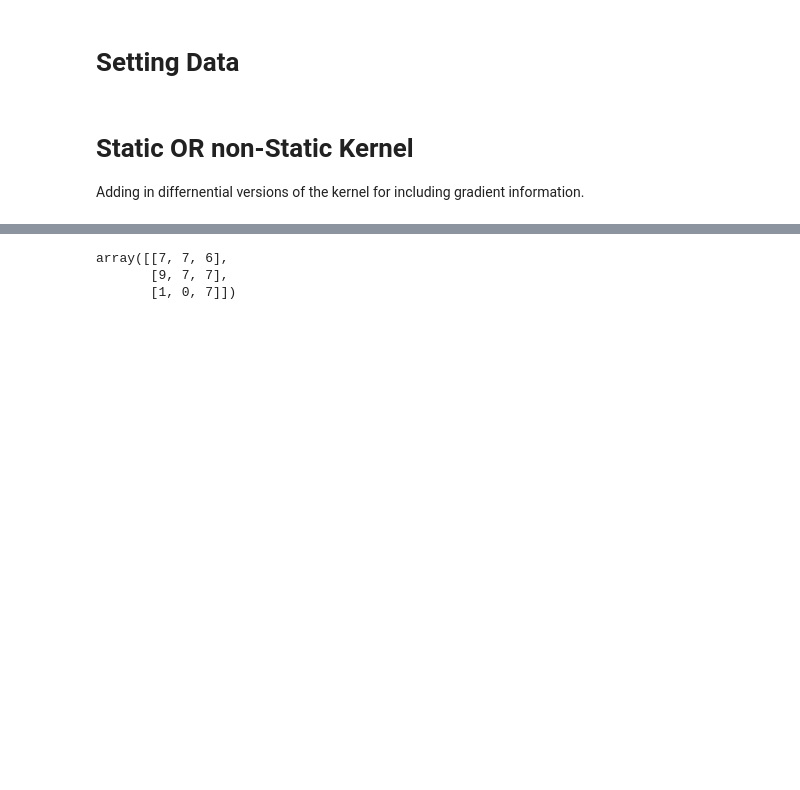
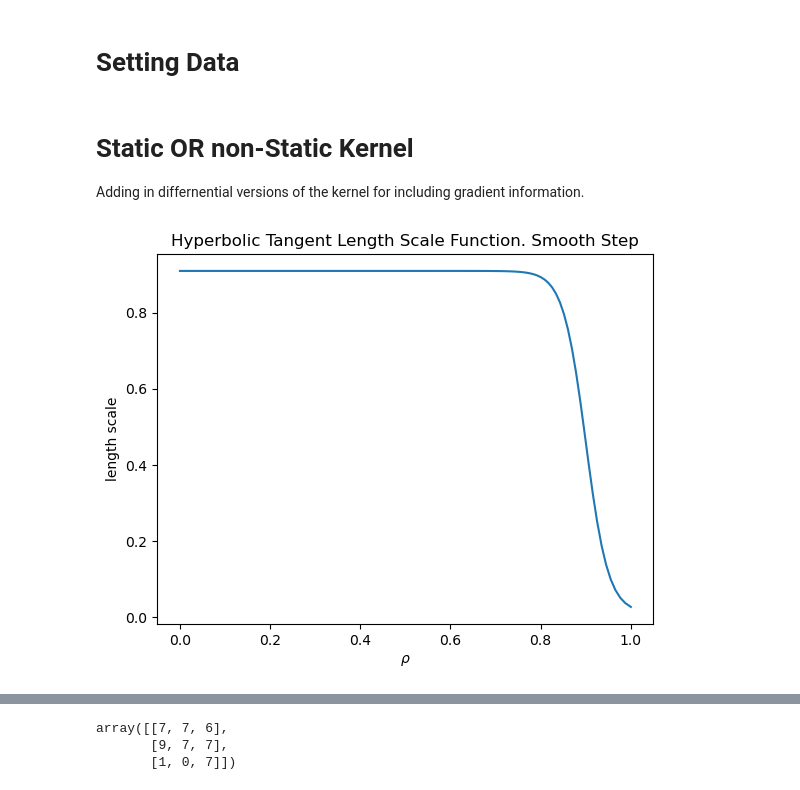
Before and after one commit to DanHarJor/Improving-Electron-Density-Profile-Inference-within-a-Tokamak-using-Bayesian-Techniques, a Jupyter notebook: RealEquillibriumInterferometry/SyntheticDataInterferometry.ipynb, the cells around one changed output, grey strips where cells are left out. Drawn from its saved outputs; the diff is of its cells as text; code cells hidden in the pictures; blank space fills up the shorter version.

```diff
--- a/RealEquillibriumInterferometry/SyntheticDataInterferometry.ipynb
+++ b/RealEquillibriumInterferometry/SyntheticDataInterferometry.ipynb
@@ -112,7 +112,7 @@ lid_d = lid_data
 
 Adding in differnential versions of the kernel for including gradient information.
 # %%
-STATIC = 1
+STATIC = 3
 # 1 means completly static
 # 2 means static amp but non static length-scale
 # 3 means static amp but non static length-scale with a hyperbolic tangent functional form
@@ -141,6 +141,7 @@ if STATIC==1:
 #     initial_params = [4.48730023, 0.91623679]#[20,0.1]
 #     initial_params = [5.62,1.37]
     initial_params = [5.62,10]
+
 elif STATIC==2:
     def Kernel(rho_test,params):
         RHOA, RHOB = np.meshgrid(rho_test,rho_test)
@@ -163,28 +164,96 @@ elif STATIC==2:
     # plt.plot(rho_test,l)
 
 elif STATIC==3:
-    def Kernel(rho_test,params, plot=False):
-        RHOA, RHOB = np.meshgrid(rho_test,rho_test)
+    import torch
+    def HyperTan_l(rho, params, plot=False):
+            core_l, edge_l, transition_center, transition_width = params[1:]
+            l = ((core_l + edge_l)/2) - (((core_l - edge_l)/2) * np.tanh((rho - transition_center)/transition_width))
+            if plot:
+                plt.plot(rho,l)
+                plt.title('Hyperbolic Tangent Length Scale Function. Smooth Step')
+                plt.xlabel(r'$\rho$')
+                plt.ylabel('length scale')
+                plt.show()
+            return l
+    def Kernel(rho1,rho2,params):
+        RHOA, RHOB = np.meshgrid(rho1,rho2)
         #amplitude determins how far the model can go from the mean
         amp = params[0]
         #length scale determines smoothness, how correlated the function should be at a distance
         def HyperTan_l(rho, params):
             core_l, edge_l, transition_center, transition_width = params[1:]
             return ((core_l + edge_l)/2) - (((core_l - edge_l)/2) * np.tanh((rho - transition_center)/transition_width))
-        l = HyperTan_l(rho_test, params)
-        if plot: plt.plot(rho_test,l)
-        LA, LB = np.meshgrid(l,l)
+
+        l1 = HyperTan_l(rho1, params)
+        l2 = HyperTan_l(rho2, params)
+        LA, LB = np.meshgrid(l1,l2)
         mag = (RHOA - RHOB) * (RHOA - RHOB)
         scale1 = 2 * LA * LB
         scale2 = (LA * LA) + (LB * LB)
-        frac = (scale1/scale2) + np.diag(np.repeat(1e-8,len(rho_test)))
-        return amp * np.sqrt(frac) * np.exp(-(mag/scale2))
+        frac = (scale1/scale2)
+        return amp**2 * np.sqrt(frac) * np.exp(-mag/scale2)
+
+    def KernelPrime(rho1,rho2,params, plot=False):
+        RHOA, RHOB = np.meshgrid(rho1,rho2)
+        #amplitude determins how far the model can go from the mean
+        amp = params[0]
+        #length scale determines smoothness, how correlated the function should be at a distance
+        l1 = HyperTan_l(rho1, params)
+        l2 = HyperTan_l(rho2, params)
+        LA, LB = np.meshgrid(l1,l2)
+        mag = (RHOA - RHOB) * (RHOA - RHOB)
+        scale1 = 2 * LA * LB
+        scale2 = (LA * LA) + (LB * LB)
+        frac = (scale1/scale2)
+
+        return amp**2*2*np.sqrt(frac)/scale2 * (RHOA-RHOB) * np.exp(-mag/scale2)
+
+    def KernelPrime_tens(rho1,rho2,params, plot=False):
+        RHOA, RHOB = np.meshgrid(rho1,rho2)
+        #amplitude determins how far the model can go from the mean
+        amp = params[0]
+        #length scale determines smoothness, how correlated the function should be at a distance
+        l1 = HyperTan_l(rho1, params)
+        l2 = HyperTan_l(rho2, params)
+        LA, LB = np.meshgrid(l1,l2)
+        mag = (RHOA - RHOB) * (RHOA - RHOB)
+        scale1 = 2 * LA * LB
+        scale2 = (LA * LA) + (LB * LB)
+        frac = (scale1/scale2)
+
+        # putting into pytorch to track gradient
+        amp_tens = torch.tensor([amp], requires_grad=False).float()
+        frac_tens = torch.tensor(frac, requires_grad=False).float()
+        scale2_tens = torch.tensor(scale2, requires_grad=False).float()
+        RHOA_tens = torch.tensor(RHOA, requires_grad=True).float()
+        RHOB_tens = torch.tensor(RHOB, requires_grad=True).float()
+        mag_tens = (RHOA_tens - RHOB_tens) * (RHOA_tens - RHOB_tens)
+
+        K_tens = amp_tens * torch.sqrt(frac) * torch.exp(-(mag/scale2))
+        K_tens.backward(gradient=torch.ones(K_tens.shape))
+        return RHOA.grad
+
+
+    def KernelPrimePrime(rho1,rho2,params, plot=False):
+        RHOA, RHOB = np.meshgrid(rho1,rho2)
+        #amplitude determins how far the model can go from the mean
+        amp = params[0]
+        #length scale determines smoothness, how correlated the function should be at a distance
+        l1 = HyperTan_l(rho1, params)
+        l2 = HyperTan_l(rho2, params)
+        LA, LB = np.meshgrid(l1,l2)
+        mag = (RHOA - RHOB) * (RHOA - RHOB)
+        scale1 = 2 * LA * LB
+        scale2 = (LA * LA) + (LB * LB)
+        frac = (scale1/scale2)
+
+        return amp**2*2*np.sqrt(frac)/scale2 * (1 - mag*2/scale2) * np.exp(-mag/scale2)
     #large l for first three
 
 #     initial_params = ([4.02307298, 0.82531148, 0.63734754, 1.24446601, 0.75722961])#origional core match
-    initial_params = ([30.02307298, 0.82531148, 0.63734754, 1.24446601, 0.75722961])#altered core match
+#     initial_params = ([30.02307298, 0.82531148, 0.63734754, 1.24446601, 0.75722961])#altered core match
 
-#     initial_params = ([4, 0.91, 0.01, 0.9, 0.05])
+    initial_params = ([4, 0.91, 0.01, 0.9, 0.05])
 #     initial_params = ([ 30.46490307,   1.26607835, -12.65929225,   1.30549892, 0.18071757])# origional edge match
 #     initial_params = ([ 30.46490307,   1.26607835, -12.65929225,   1.30549892, 0.18071757])# altered edge match
     #([5.62,2,0.1,0.7,0.1])
@@ -205,31 +274,34 @@ elif STATIC==4:
         scale1 = 2 * LA * LB
         scale2 = (LA * LA) + (LB * LB)
         frac = (scale1/scale2) + np.diag(np.repeat(1e-8,len(rho_test)))
         return amp * np.sqrt(frac) * np.exp(-(mag/scale2))
     #large l for first three
     #initial_params = ([5.62]+list(np.repeat(10,3))+list(np.repeat(1.37,len(rho_test)-3)))
 
     initial_params = ([5.62,10,1,9])
 
 
 elif STATIC==5:
     def Kernel(rho_test,params):
         RHOA, RHOB = np.meshgrid(rho_test,rho_test)
         #amplitude determins how far the model can go from the mean
         amp = params[:N]
         #length scale determines smoothness, how correlated the function should be at a distance
         l = np.array(params[N:])
         LA, LB = np.meshgrid(l,l)
         AMPA, AMPB = np.meshgrid(amp,amp)
         mag = (RHOA - RHOB) * (RHOA - RHOB)
         scale1 = 2 * LA * LB
         scale2 = (LA * LA) + (LB * LB)
         frac = (scale1/scale2)
         return (3*AMPA*AMPB / AMPA*AMPA+AMPB*AMPB) * frac * np.exp(-(mag/scale2))
     # initial_params = list(np.repeat(5.62,N))+list(np.repeat(1.37,N))
     initial_params = list(np.repeat(5.62,N))[:-1]+[0.5]+list(np.repeat(1.37,N))
 
 
 Kernel(rho_1d, rho_1d, initial_params)
+HyperTan_l(rho_1d, initial_params, plot=True)
 a=1
+# %% [output]
+[figure, added]
 # %%
```
Also changed, not shown: parts of 6 cells of this notebook.
